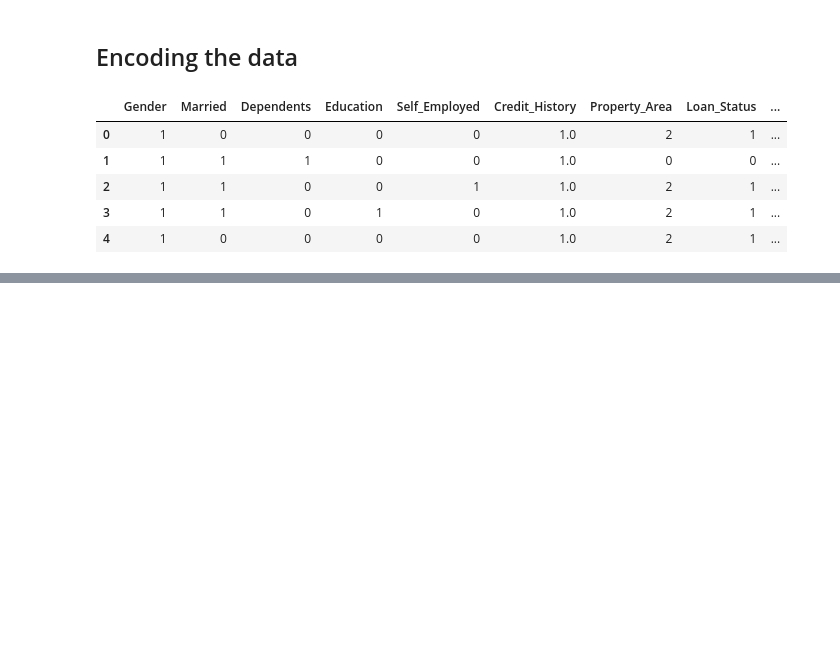
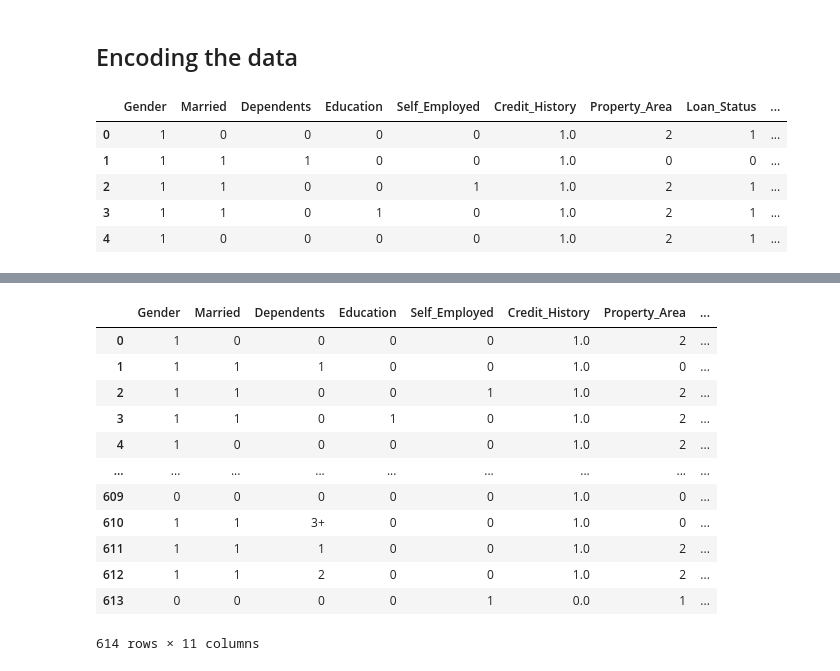
Before and after one commit to adithyan-sys/Loan-approval-prediction-analysis, a Jupyter notebook: notebook/models.ipynb, the cells around one changed output, grey strips where cells are left out. Cells and saved outputs as stored; diff of their text form; code cells hidden in the pictures; blank space fills up the shorter version.

```diff
--- a/notebook/models.ipynb
+++ b/notebook/models.ipynb
@@ -299,0 +284,3 @@ dtype: object
+# %%
+X = main_df.drop(columns=['Loan_Status'], axis=1)
+Y = main_df['Loan_Status']
@@ -299,0 +302,16 @@ dtype: object
+# %%
+X
+# %% [output]
+|  | Gender | Married | Dependents | Education | Self_Employed | Credit_History | Property_Area | ... |
+| 0 | 1 | 0 | 0 | 0 | 0 | 1.0 | 2 | ... |
+| 1 | 1 | 1 | 1 | 0 | 0 | 1.0 | 0 | ... |
+| 2 | 1 | 1 | 0 | 0 | 1 | 1.0 | 2 | ... |
+| 3 | 1 | 1 | 0 | 1 | 0 | 1.0 | 2 | ... |
+| 4 | 1 | 0 | 0 | 0 | 0 | 1.0 | 2 | ... |
+| ... | ... | ... | ... | ... | ... | ... | ... | ... |
+| 609 | 0 | 0 | 0 | 0 | 0 | 1.0 | 0 | ... |
+| 610 | 1 | 1 | 3+ | 0 | 0 | 1.0 | 0 | ... |
+| 611 | 1 | 1 | 1 | 0 | 0 | 1.0 | 2 | ... |
+| 612 | 1 | 1 | 2 | 0 | 0 | 1.0 | 2 | ... |
+| 613 | 0 | 0 | 0 | 0 | 1 | 0.0 | 1 | ... |
+614 rows × 11 columns
```
Also changed, not shown: parts of 2 cells of this notebook.
